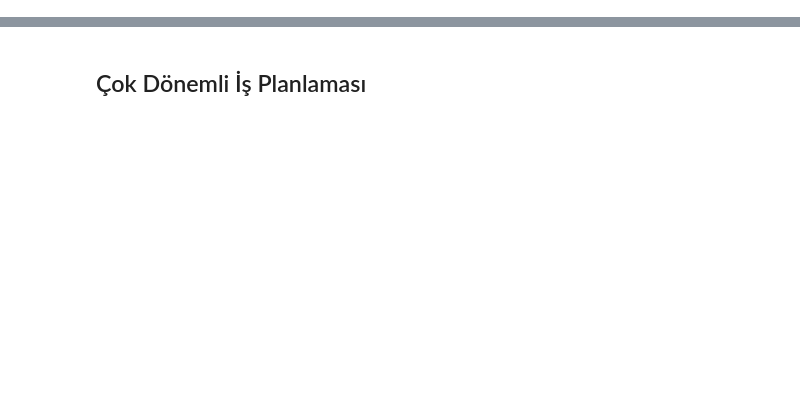
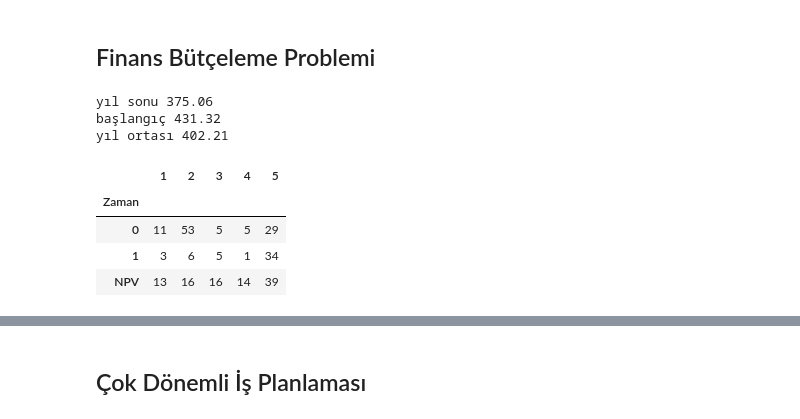
Before and after one commit to OnurBilgic/optimizasyonuygulamalari, a Jupyter notebook: Doğrusal Modelleme Uygulamalar.ipynb, the cells around one changed output, grey strips where cells are left out. Saved outputs shown, nothing was run; the diff lists cells and outputs as text; code cells hidden in the pictures; blank space fills up the shorter version.

```diff
--- a/Doğrusal Modelleme Uygulamalar.ipynb
+++ b/Doğrusal Modelleme Uygulamalar.ipynb
@@ -5,0 +317,2 @@ from pyomo.environ import *
+# %% [markdown]
+## Finans Bütçeleme Problemi
@@ -5,0 +322,43 @@ from pyomo.environ import *
+# %%
+data={ 1:-400,
+    2:200,
+    3:600,
+    4:-900,
+    5:1000,
+    6:250,
+      7:230}
+
+faiz=0.15
+
+genel_toplam=0
+for i in data.keys():
+    genel_toplam+=net_değer_hesaplama(data.get(i),faiz,i)
+
+print('yıl sonu',round(genel_toplam,2))
+
+
+genel_toplam=0
+for i in data.keys():
+    genel_toplam+=net_değer_hesaplama(data.get(i),faiz,i-1)
+
+print('başlangıç',round(genel_toplam,2))
+
+
+genel_toplam=0
+for i in data.keys():
+    genel_toplam+=net_değer_hesaplama(data.get(i),faiz,i-0.5)
+
+print('yıl ortası',round(genel_toplam,2))
+# %% [output]
+yıl sonu 375.06
+başlangıç 431.32
+yıl ortası 402.21
+# %%
+nakit_akışı=pd.DataFrame([[0,11, 53, 5 ,5 ,29],[  1 , 3, 6, 5 ,1, 34],['NPV', 13 ,16 ,16, 14 ,39]],columns=['Zaman',1,2,3,4,5])
+nakit_akışı.set_index('Zaman',inplace=True);nakit_akışı
+# %% [output]
+|  | 1 | 2 | 3 | 4 | 5 |
+| Zaman |  |  |  |  |  |
+| 0 | 11 | 53 | 5 | 5 | 29 |
+| 1 | 3 | 6 | 5 | 1 | 34 |
+| NPV | 13 | 16 | 16 | 14 | 39 |
```
Also changed, not shown: parts of 27 cells of this notebook, 1 other file.
